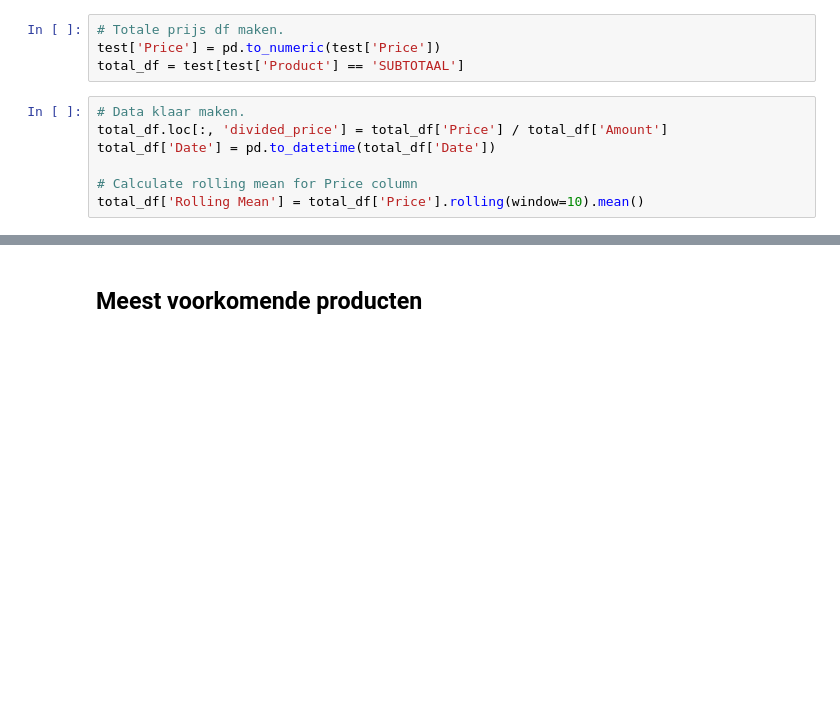
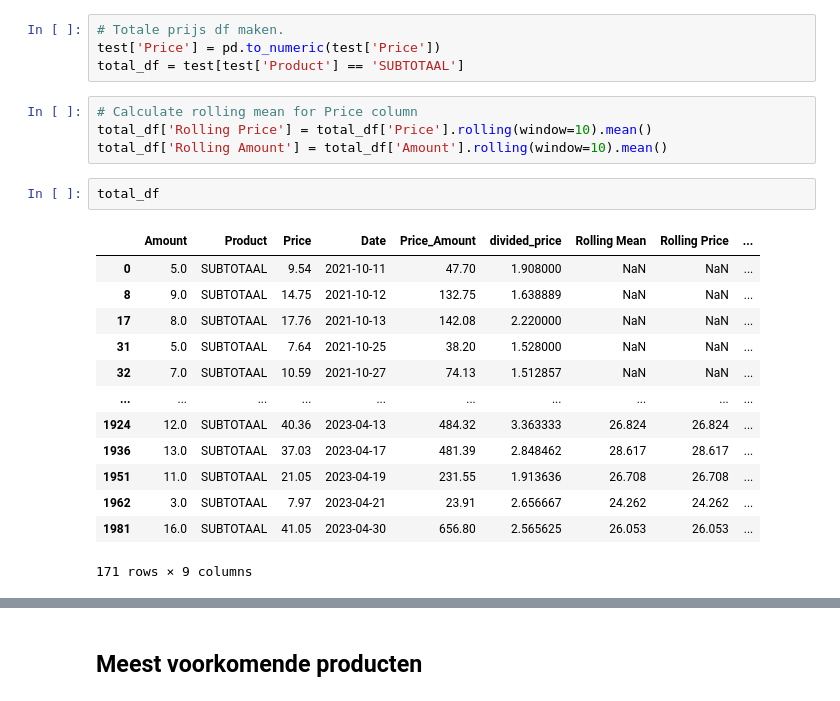
Before and after one commit to rients2/AH_kassabonnen, a Jupyter notebook: ah_bonnen.ipynb, the cells around one changed output, grey strips where cells are left out. Drawn from its saved outputs; the diff is of its cells as text; blank space fills up the shorter version.

```diff
--- a/ah_bonnen.ipynb
+++ b/ah_bonnen.ipynb
@@ -198,10 +199,23 @@ import plotly.graph_objects as go
 test['Price'] = pd.to_numeric(test['Price'])
 total_df = test[test['Product'] == 'SUBTOTAAL']
 # %%
-# Data klaar maken.
-total_df.loc[:, 'divided_price'] = total_df['Price'] / total_df['Amount']
-total_df['Date'] = pd.to_datetime(total_df['Date'])
-
 # Calculate rolling mean for Price column
-total_df['Rolling Mean'] = total_df['Price'].rolling(window=10).mean()
+total_df['Rolling Price'] = total_df['Price'].rolling(window=10).mean()
+total_df['Rolling Amount'] = total_df['Amount'].rolling(window=10).mean()
+# %%
+total_df
+# %% [output]
+|  | Amount | Product | Price | Date | Price_Amount | divided_price | Rolling Mean | Rolling Price | ... |
+| 0 | 5.0 | SUBTOTAAL | 9.54 | 2021-10-11 | 47.70 | 1.908000 | NaN | NaN | ... |
+| 8 | 9.0 | SUBTOTAAL | 14.75 | 2021-10-12 | 132.75 | 1.638889 | NaN | NaN | ... |
+| 17 | 8.0 | SUBTOTAAL | 17.76 | 2021-10-13 | 142.08 | 2.220000 | NaN | NaN | ... |
+| 31 | 5.0 | SUBTOTAAL | 7.64 | 2021-10-25 | 38.20 | 1.528000 | NaN | NaN | ... |
+| 32 | 7.0 | SUBTOTAAL | 10.59 | 2021-10-27 | 74.13 | 1.512857 | NaN | NaN | ... |
+| ... | ... | ... | ... | ... | ... | ... | ... | ... | ... |
+| 1924 | 12.0 | SUBTOTAAL | 40.36 | 2023-04-13 | 484.32 | 3.363333 | 26.824 | 26.824 | ... |
+| 1936 | 13.0 | SUBTOTAAL | 37.03 | 2023-04-17 | 481.39 | 2.848462 | 28.617 | 28.617 | ... |
+| 1951 | 11.0 | SUBTOTAAL | 21.05 | 2023-04-19 | 231.55 | 1.913636 | 26.708 | 26.708 | ... |
+| 1962 | 3.0 | SUBTOTAAL | 7.97 | 2023-04-21 | 23.91 | 2.656667 | 24.262 | 24.262 | ... |
+| 1981 | 16.0 | SUBTOTAAL | 41.05 | 2023-04-30 | 656.80 | 2.565625 | 26.053 | 26.053 | ... |
+171 rows × 9 columns
 # %%
```
Also changed, not shown: parts of 18 cells of this notebook, 1 other file.
